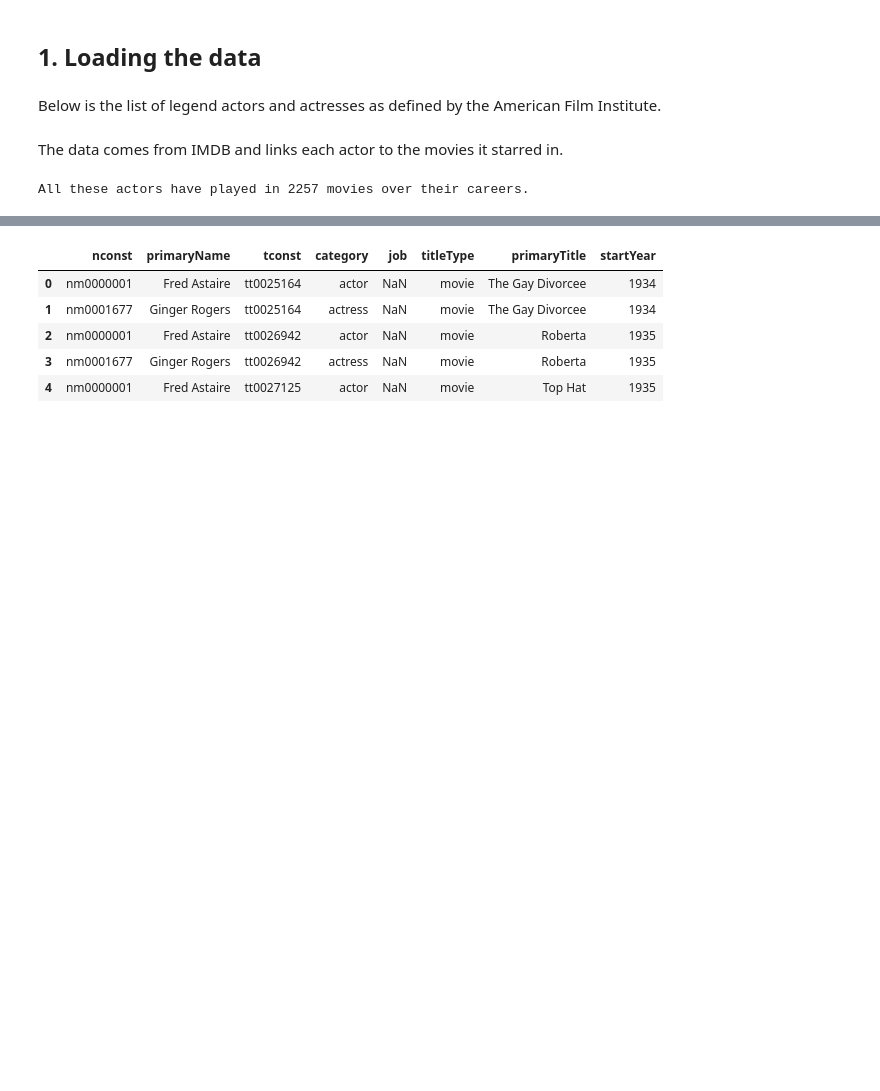
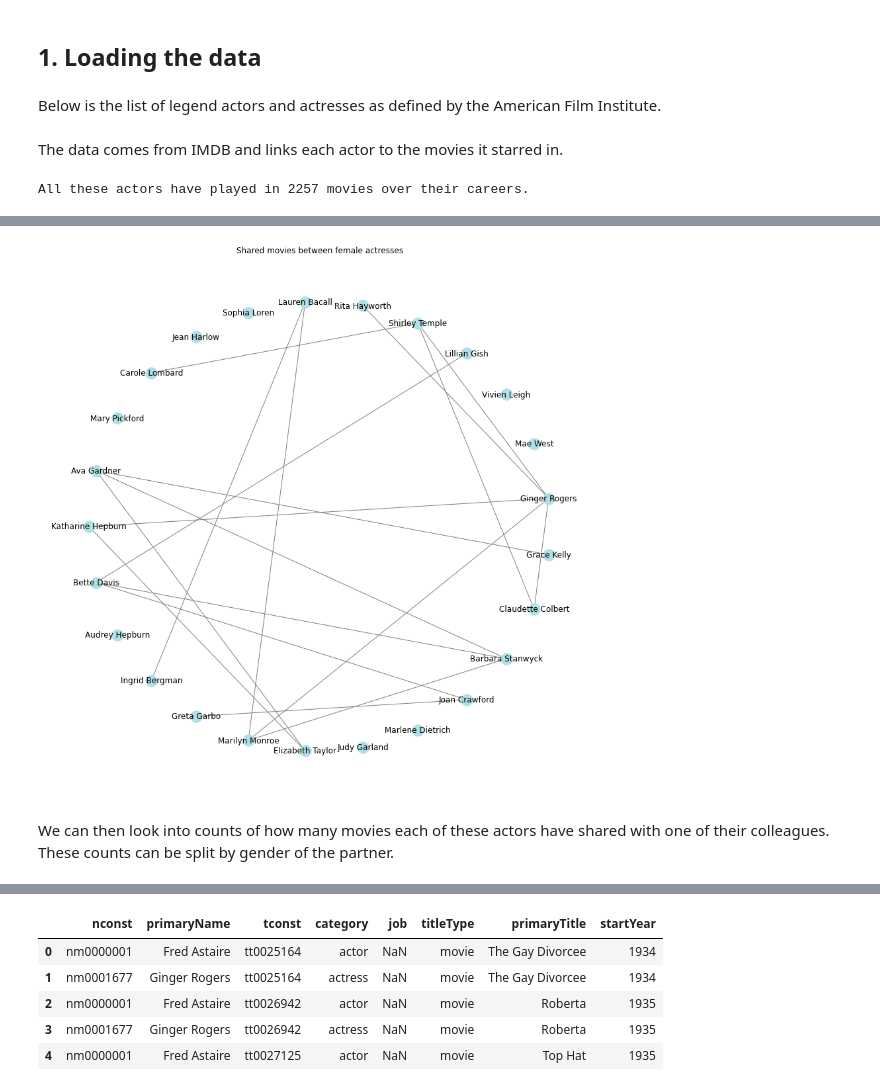
Before and after one commit to MaximeKan/Algorithms, a Jupyter notebook: SetCover.ipynb, the cells around one changed output, grey strips where cells are left out. Cells and saved outputs as stored; diff of their text form; code cells hidden in the pictures; blank space fills up the shorter version.

```diff
--- a/SetCover.ipynb
+++ b/SetCover.ipynb
@@ -80,0 +104,6 @@ As a first step, we could quickly have a look at the gathered data and see how o
+# %%
+plot_graph(afi_female_legends, set_movies, "Shared movies between female actresses")
+# %% [output]
+[figure, added]
+# %% [markdown]
+We can then look into counts of how many movies each of these actors have shared with one of their colleagues. These counts can be split by gender of the partner.
```
Also changed, not shown: parts of 11 cells of this notebook.
